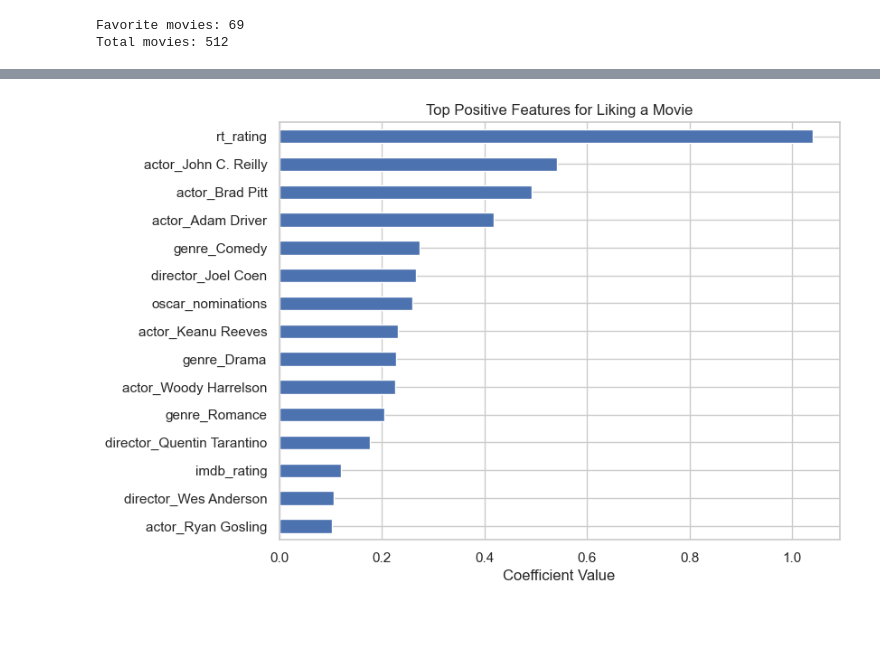
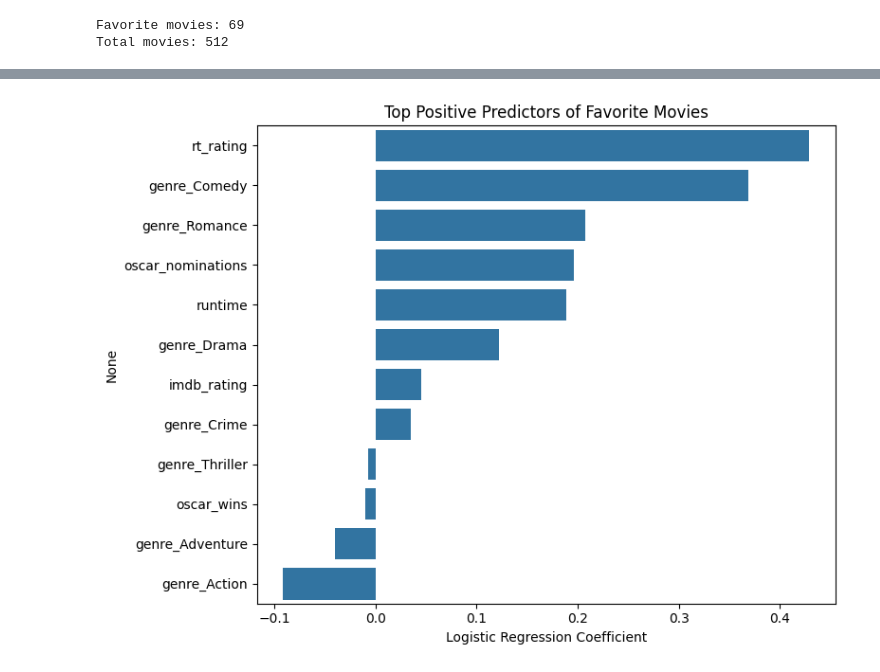
Before and after one commit to nerisius/DSA210-Personal-Data-Analyze-Project, a Jupyter notebook: movie_preference_ml.ipynb, the cells around one changed output, grey strips where cells are left out. Saved outputs shown, nothing was run; the diff lists cells and outputs as text; code cells hidden in the pictures; blank space fills up the shorter version.

Commit message:
improving ml tests

```diff
--- a/movie_preference_ml.ipynb
+++ b/movie_preference_ml.ipynb
@@ -125,11 +105,6 @@ X_train, X_test, y_train, y_test = train_test_split(
 # %%
-from sklearn.preprocessing import StandardScaler
-from sklearn.linear_model import LogisticRegression
-from sklearn.metrics import accuracy_score, classification_report
-
 scaler = StandardScaler()
 
-# 🔧 SCALE but KEEP feature names
 X_train_scaled = pd.DataFrame(
     scaler.fit_transform(X_train),
     columns=X.columns,
@@ -143,16 +118,22 @@ X_test_scaled = pd.DataFrame(
 )
 
 log_model = LogisticRegression(
-    max_iter=1000,
-    class_weight="balanced",
-    random_state=42
+    max_iter=2000,
+    class_weight='balanced',
+    solver='liblinear'
 )
 
 log_model.fit(X_train_scaled, y_train)
 
-y_pred_log = log_model.predict(X_test_scaled)
+y_proba = log_model.predict_proba(X_test_scaled)[:, 1]
 
-print("Logistic Regression Accuracy:",
-      accuracy_score(y_test, y_pred_log))
-print(classification_report(y_test, y_pred_log))
+# Lower threshold → better recall
+threshold = 0.30
+y_pred = (y_proba >= threshold).astype(int)
+
+
+print("Recall (favorites):", recall_score(y_test, y_pred))
+print("F1-score:", f1_score(y_test, y_pred))
+print()
+print(classification_report(y_test, y_pred))
 # %% [output]
@@ -255,10 +183,22 @@ plt.show()
 # %%
-top_features = coef_df.head(15)
+coef_df = pd.Series(
+    log_model.coef_[0],
+    index=X.columns
+).sort_values(ascending=False)
+
+coef_df.head(10)
+
+top_features = coef_df.head(12)
 
 plt.figure(figsize=(8,6))
-top_features.sort_values().plot(kind="barh")
-plt.title("Top Positive Features for Liking a Movie")
-plt.xlabel("Coefficient Value")
+sns.barplot(
+    x=top_features.values,
+    y=top_features.index,
+
+)
+plt.title("Top Positive Predictors of Favorite Movies")
+plt.xlabel("Logistic Regression Coefficient")
+plt.tight_layout()
 plt.show()
 # %% [output]
-[figure, old version]
+[figure, new version]
```
Also changed, not shown: parts of 18 cells of this notebook, 1 other file.
